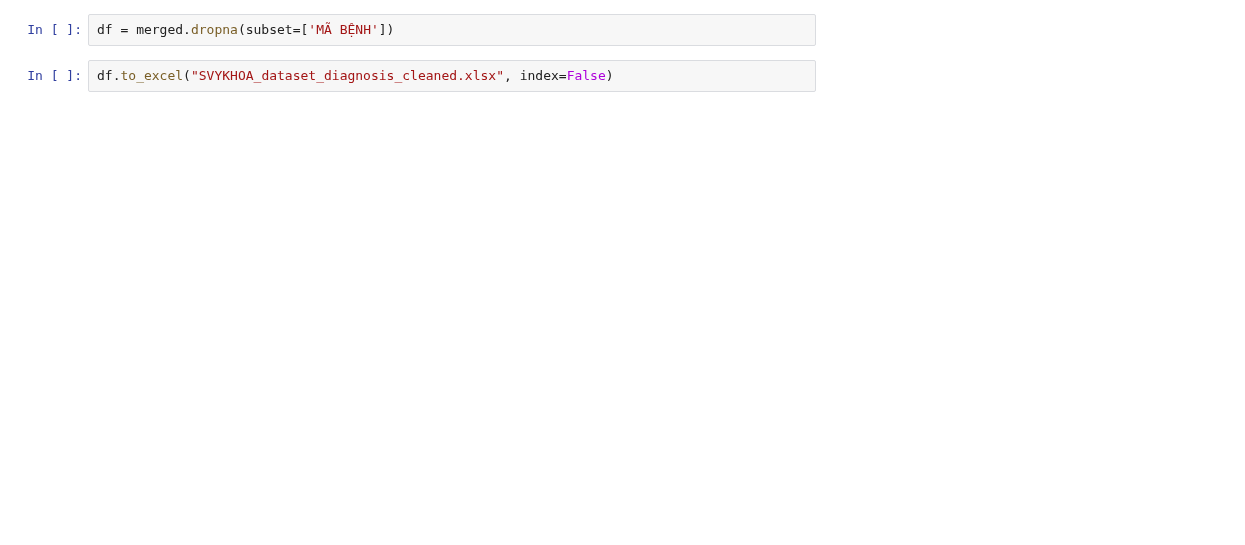
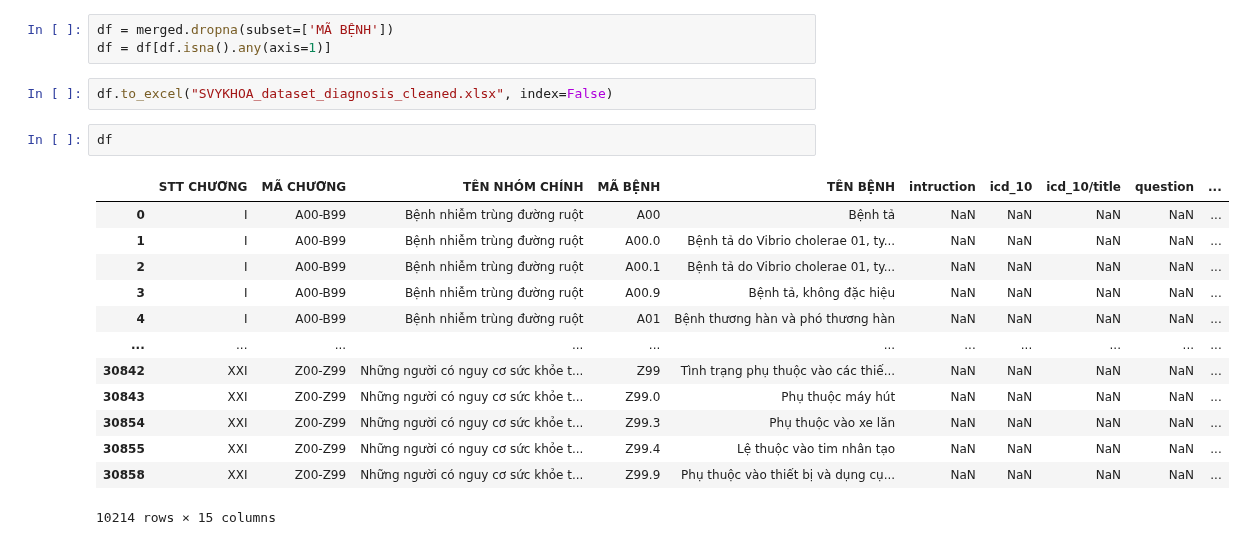
Before and after one commit to Nvcoing/SVYKHOA_LLM, a Jupyter notebook: data/process_dataset/processing.ipynb, the cells around one changed output. Saved outputs shown, nothing was run; the diff lists cells and outputs as text; blank space fills up the shorter version.

```diff
--- a/data/process_dataset/processing.ipynb
+++ b/data/process_dataset/processing.ipynb
@@ -105,8 +105,25 @@ merged
 30860 rows × 15 columns
 # %%
 df = merged.dropna(subset=['MÃ BỆNH'])
+df = df[df.isna().any(axis=1)]
 # %%
 df.to_excel("SVYKHOA_dataset_diagnosis_cleaned.xlsx", index=False)
+# %%
+df
+# %% [output]
+|  | STT CHƯƠNG | MÃ CHƯƠNG | TÊN NHÓM CHÍNH | MÃ BỆNH | TÊN BỆNH | intruction | icd_10 | icd_10/title | question | ... |
+| 0 | I | A00-B99 | Bệnh nhiễm trùng đường ruột | A00 | Bệnh tả | NaN | NaN | NaN | NaN | ... |
+| 1 | I | A00-B99 | Bệnh nhiễm trùng đường ruột | A00.0 | Bệnh tả do Vibrio cholerae 01, ty... | NaN | NaN | NaN | NaN | ... |
+| 2 | I | A00-B99 | Bệnh nhiễm trùng đường ruột | A00.1 | Bệnh tả do Vibrio cholerae 01, ty... | NaN | NaN | NaN | NaN | ... |
+| 3 | I | A00-B99 | Bệnh nhiễm trùng đường ruột | A00.9 | Bệnh tả, không đặc hiệu | NaN | NaN | NaN | NaN | ... |
+| 4 | I | A00-B99 | Bệnh nhiễm trùng đường ruột | A01 | Bệnh thương hàn và phó thương hàn | NaN | NaN | NaN | NaN | ... |
+| ... | ... | ... | ... | ... | ... | ... | ... | ... | ... | ... |
+| 30842 | XXI | Z00-Z99 | Những người có nguy cơ sức khỏe t... | Z99 | Tình trạng phụ thuộc vào các thiế... | NaN | NaN | NaN | NaN | ... |
+| 30843 | XXI | Z00-Z99 | Những người có nguy cơ sức khỏe t... | Z99.0 | Phụ thuộc máy hút | NaN | NaN | NaN | NaN | ... |
+| 30854 | XXI | Z00-Z99 | Những người có nguy cơ sức khỏe t... | Z99.3 | Phụ thuộc vào xe lăn | NaN | NaN | NaN | NaN | ... |
+| 30855 | XXI | Z00-Z99 | Những người có nguy cơ sức khỏe t... | Z99.4 | Lệ thuộc vào tim nhân tạo | NaN | NaN | NaN | NaN | ... |
+| 30858 | XXI | Z00-Z99 | Những người có nguy cơ sức khỏe t... | Z99.9 | Phụ thuộc vào thiết bị và dụng cụ... | NaN | NaN | NaN | NaN | ... |
+10214 rows × 15 columns
 # %%
 import pandas as pd
 import google.generativeai as genai
```
Also changed, not shown: parts of 1 cell of this notebook, 2 other files.
